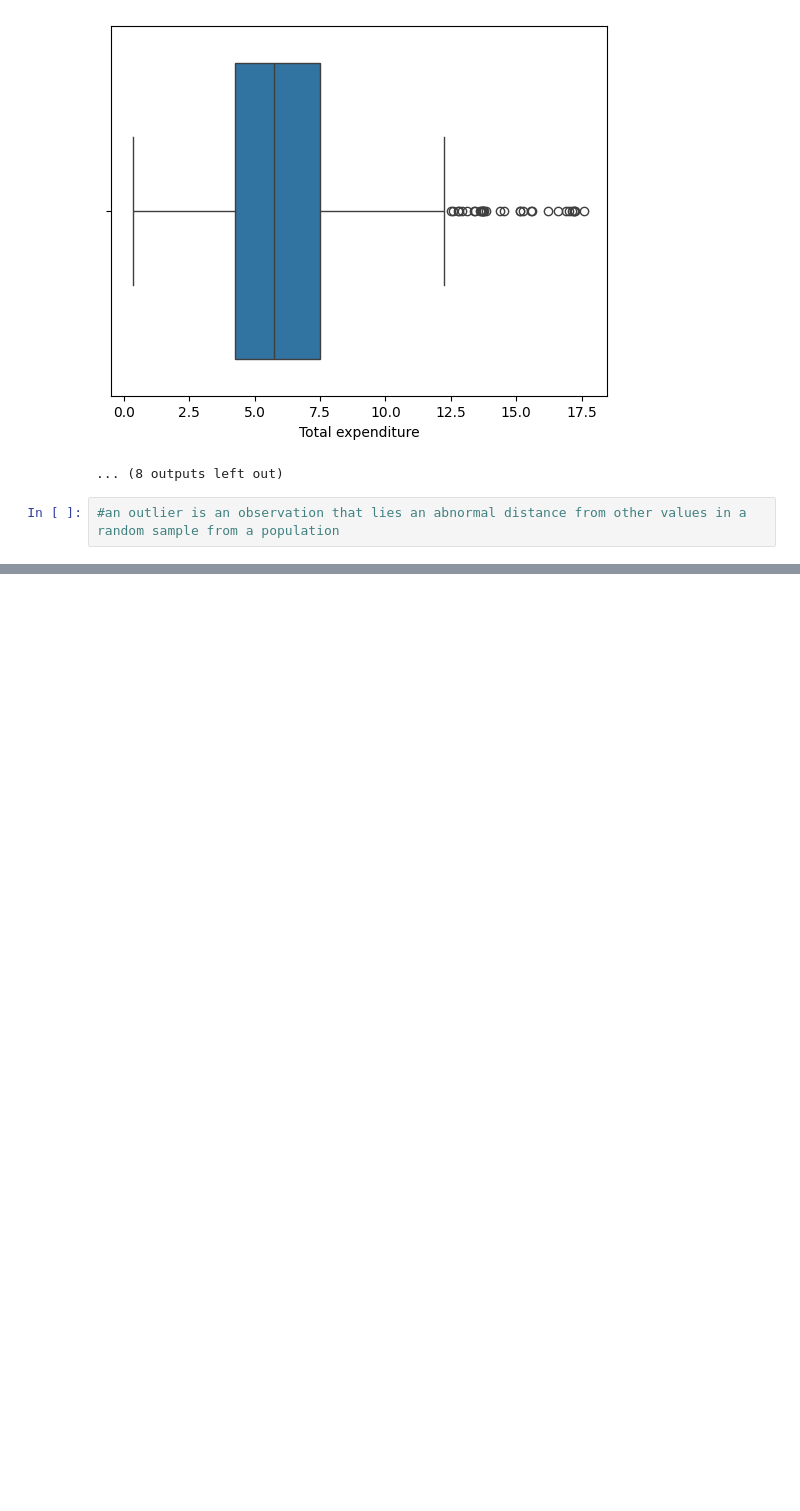
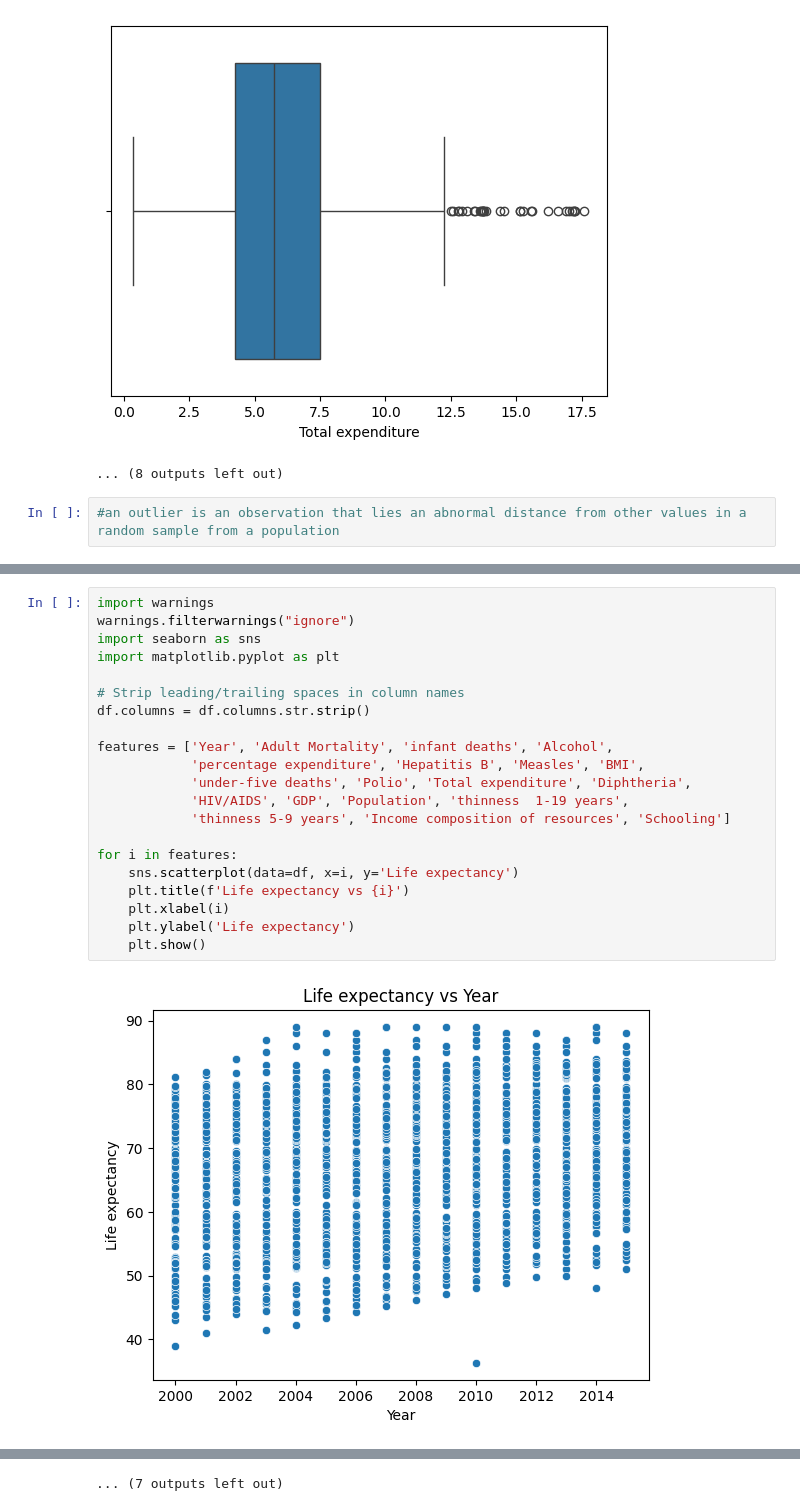
Before and after one commit to saaj376/Machine-Learning, a Jupyter notebook: Data cleaning and preprocessing.ipynb, the cells around one changed output, grey strips where cells are left out. Cells and saved outputs as stored; diff of their text form; blank space fills up the shorter version.

```diff
--- a/Data cleaning and preprocessing.ipynb
+++ b/Data cleaning and preprocessing.ipynb
@@ -218,0 +229,23 @@ for i in df.select_dtypes(include="number").columns:
+# %%
+import warnings
+warnings.filterwarnings("ignore")
+import seaborn as sns
+import matplotlib.pyplot as plt
+
+# Strip leading/trailing spaces in column names
+df.columns = df.columns.str.strip()
+
+features = ['Year', 'Adult Mortality', 'infant deaths', 'Alcohol',
+            'percentage expenditure', 'Hepatitis B', 'Measles', 'BMI',
+            'under-five deaths', 'Polio', 'Total expenditure', 'Diphtheria',
+            'HIV/AIDS', 'GDP', 'Population', 'thinness  1-19 years',
+            'thinness 5-9 years', 'Income composition of resources', 'Schooling']
+
+for i in features:
+    sns.scatterplot(data=df, x=i, y='Life expectancy')
+    plt.title(f'Life expectancy vs {i}')
+    plt.xlabel(i)
+    plt.ylabel('Life expectancy')
+    plt.show()
+# %% [output]
+[figure, added]
@@ -218,0 +263 @@ for i in df.select_dtypes(include="number").columns:
+... (7 outputs left out)
```
Also changed, not shown: parts of 2 cells of this notebook.
